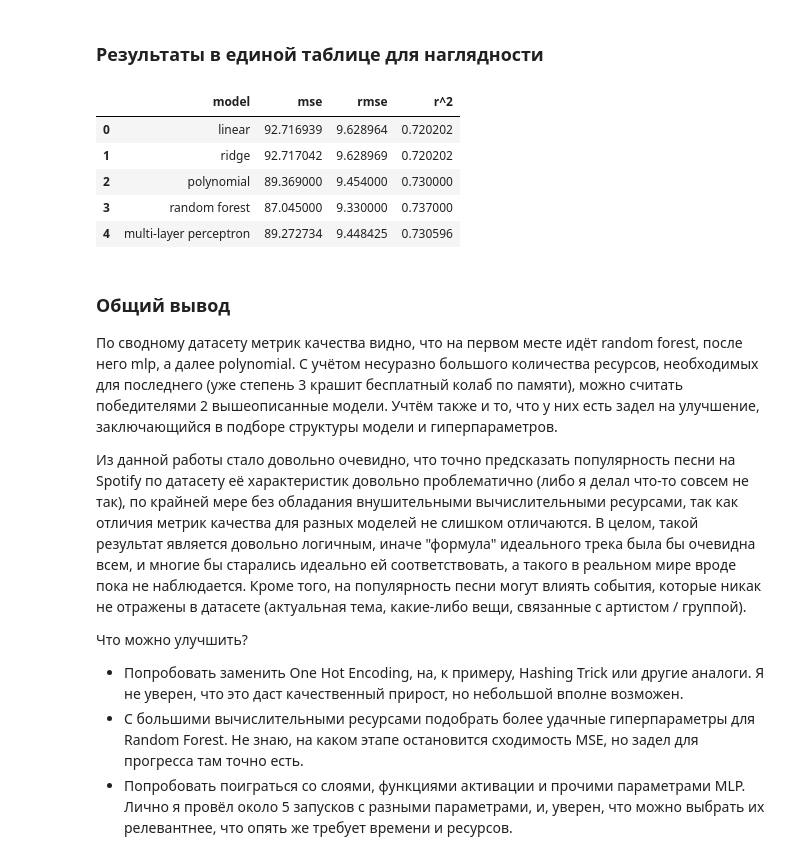
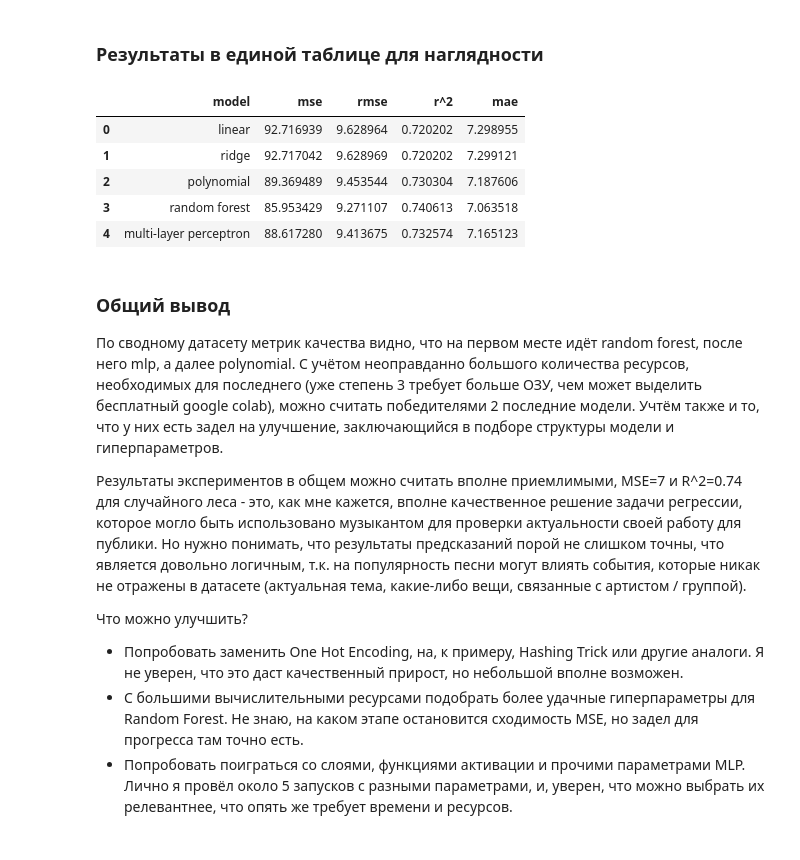
Before and after one commit to wilfordaf/ML-Sect-Introduction-Task, a Jupyter notebook: Introduction_Task.ipynb, the cells around one changed output. Saved outputs shown, nothing was run; the diff lists cells and outputs as text; code cells hidden in the pictures.

```diff
--- a/Introduction_Task.ipynb
+++ b/Introduction_Task.ipynb
@@ -314,9 +327,9 @@ y_pred_pf = pipeline.predict(X_test)
 # %% [markdown]
 #### Оценим точность
 # %%
-mse_pf, rmse_pf, r2_pf = evaluate_model(y_test, y_pred_pf)
+mse_pf, rmse_pf, r2_pf, mae_pf = evaluate_model(y_test, y_pred_pf)
 
-print(f"MSE: {mse_pf:.3f}\nRMSE: {rmse_pf:.3f}\nR2: {r2_pf:.3f}")
+print(f"MSE: {mse_pf:.3f}\nRMSE: {rmse_pf:.3f}\nR2: {r2_pf:.3f}\nMAE: {mae_pf:.3f}")
 # %% [output]
 MSE: 89.369
 RMSE: 9.454
@@ -382,7 +394,7 @@ from sklearn.model_selection import GridSearchCV
 param_grid = {
     "n_estimators": [256],
     "max_depth": [32, 64],
-    "min_samples_split": [16, 32],
+    "min_samples_split": [8, 16],
     "min_samples_leaf": [1],
     "max_features": ["sqrt"]
 }
@@ -399,7 +411,7 @@ Best hyperparameters: {'max_depth': 64, 'max_features': 'sqrt', 'min_samples_lea
 # %% [markdown]
 #### Оценим точность
 # %%
-mse_rf, rmse_rf, r2_rf = evaluate_model(y_test, y_pred_rf)
+mse_rf, rmse_rf, r2_rf, mae_rf = evaluate_model(y_test, y_pred_rf)
 
-print(f"MSE: {mse_rf:.3f}\nRMSE: {rmse_rf:.3f}\nR2: {r2_rf:.3f}")
+print(f"MSE: {mse_rf:.3f}\nRMSE: {rmse_rf:.3f}\nR2: {r2_rf:.3f}\nMAE: {mae_rf:.3f}")
 # %% [output]
@@ -490,7 +503,7 @@ plt.show()
 # %% [markdown]
 #### Оценим точность
 # %%
-mse_mlp, rmse_mlp, r2_mlp = evaluate_model(y_test, y_pred_mlp)
+mse_mlp, rmse_mlp, r2_mlp, mae_mlp = evaluate_model(y_test, y_pred_mlp)
 
-print(f"MSE: {mse_mlp:.3f}\nRMSE: {rmse_mlp:.3f}\nR2: {r2_mlp:.3f}")
+print(f"MSE: {mse_mlp:.3f}\nRMSE: {rmse_mlp:.3f}\nR2: {r2_mlp:.3f}\nMAE: {mae_mlp:.3f}")
 # %% [output]
@@ -524,24 +538,25 @@ plot_result_sample(confidence_interval_mlp, 5)
 # %%
 model_validation_df = pd.DataFrame({
     "model": ["linear", "ridge", "polynomial", "random forest", "multi-layer perceptron"],
     "mse": [mse_lr, mse_rr, mse_pf, mse_rf, mse_mlp],
     "rmse": [rmse_lr, rmse_rr, rmse_pf, rmse_rf, rmse_mlp],
-    "r^2": [r2_lr, r2_rr, r2_pf, r2_rf, r2_mlp]
+    "r^2": [r2_lr, r2_rr, r2_pf, r2_rf, r2_mlp],
+    "mae": [mae_lr, mae_rr, mae_pf, mae_rf, mae_mlp],
 })
 
 model_validation_df
 # %% [output]
-|  | model | mse | rmse | r^2 |
-| 0 | linear | 92.716939 | 9.628964 | 0.720202 |
-| 1 | ridge | 92.717042 | 9.628969 | 0.720202 |
-| 2 | polynomial | 89.369000 | 9.454000 | 0.730000 |
-| 3 | random forest | 87.045000 | 9.330000 | 0.737000 |
-| 4 | multi-layer perceptron | 89.272734 | 9.448425 | 0.730596 |
+|  | model | mse | rmse | r^2 | mae |
+| 0 | linear | 92.716939 | 9.628964 | 0.720202 | 7.298955 |
+| 1 | ridge | 92.717042 | 9.628969 | 0.720202 | 7.299121 |
+| 2 | polynomial | 89.369489 | 9.453544 | 0.730304 | 7.187606 |
+| 3 | random forest | 85.953429 | 9.271107 | 0.740613 | 7.063518 |
+| 4 | multi-layer perceptron | 88.617280 | 9.413675 | 0.732574 | 7.165123 |
 # %% [markdown]
 ### Общий вывод
-По сводному датасету метрик качества видно, что на первом месте идёт random forest, после него mlp, а далее polynomial. С учётом несуразно большого количества ресурсов, необходимых для последнего (уже степень 3 крашит бесплатный колаб по памяти), можно считать победителями 2 вышеописанные модели. Учтём также и то, что у них есть задел на улучшение, заключающийся в подборе структуры модели и гиперпараметров.
+По сводному датасету метрик качества видно, что на первом месте идёт random forest, после него mlp, а далее polynomial. С учётом неоправданно большого количества ресурсов, необходимых для последнего (уже степень 3 требует больше ОЗУ, чем может выделить бесплатный google colab), можно считать победителями 2 последние модели. Учтём также и то, что у них есть задел на улучшение, заключающийся в подборе структуры модели и гиперпараметров.
 
-Из данной работы стало довольно очевидно, что точно предсказать популярность песни на Spotify по датасету её характеристик довольно проблематично (либо я делал что-то совсем не так), по крайней мере без обладания внушительными вычислительными ресурсами, так как отличия метрик качества для разных моделей не слишком отличаются. В целом, такой результат является довольно логичным, иначе "формула" идеального трека была бы очевидна всем, и многие бы старались идеально ей соответствовать, а такого в реальном мире вроде пока не наблюдается. Кроме того, на популярность песни могут влиять события, которые никак не отражены в датасете (актуальная тема, какие-либо вещи, связанные с артистом / группой).
+Результаты экспериментов в общем можно считать вполне приемлимыми, MSE=7 и R^2=0.74 для случайного леса - это, как мне кажется, вполне качественное решение задачи регрессии, которое могло быть использовано музыкантом для проверки актуальности своей работу для публики. Но нужно понимать, что результаты предсказаний порой не слишком точны, что является довольно логичным, т.к. на популярность песни могут влиять события, которые никак не отражены в датасете (актуальная тема, какие-либо вещи, связанные с артистом / группой).
 
 Что можно улучшить?
 + Попробовать заменить One Hot Encoding, на, к примеру, Hashing Trick или другие аналоги. Я не уверен, что это даст качественный прирост, но небольшой вполне возможен.
```
Also changed, not shown: parts of 23 cells of this notebook.
